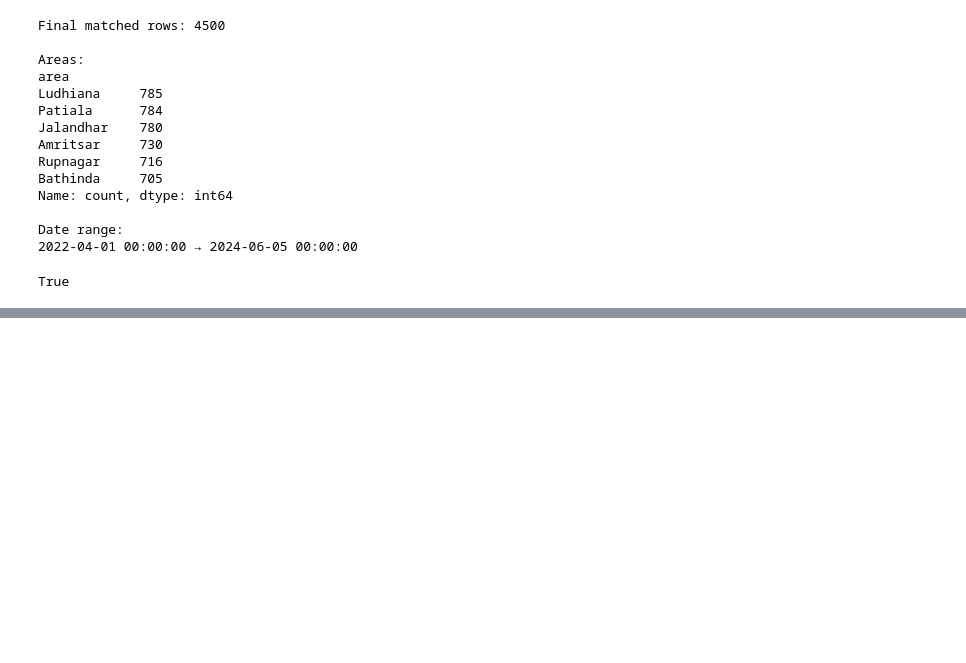
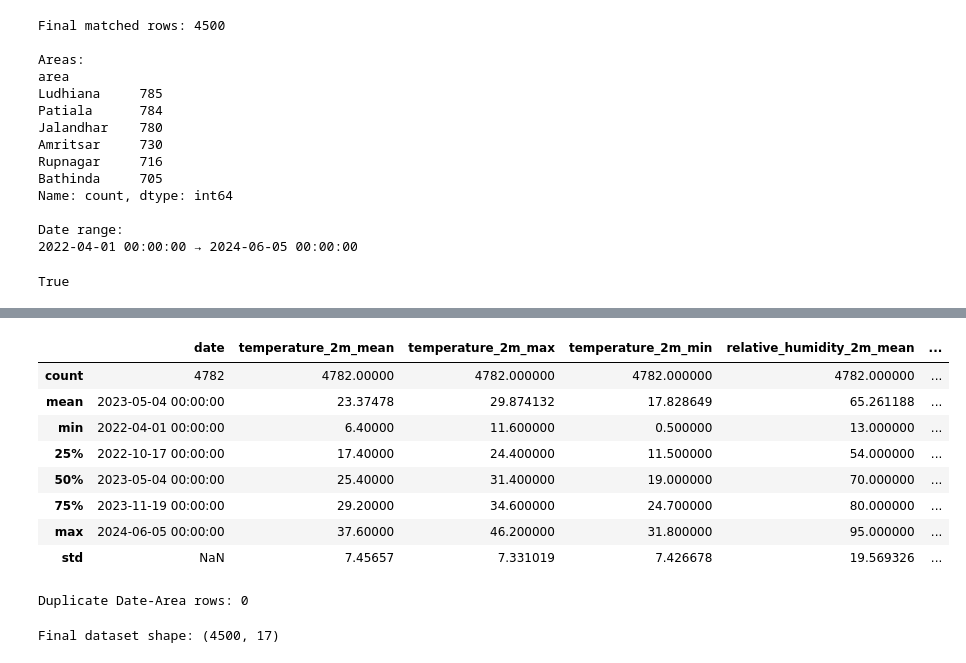
Before and after one commit to its-vaibhav34/airshield-ai, a Jupyter notebook: ml/notebooks/01_data_exploration.ipynb, the cells around one changed output, grey strips where cells are left out. Drawn from its saved outputs; the diff is of its cells as text; code cells hidden in the pictures; blank space fills up the shorter version.

Commit message:
added open metro weather api and finalised cleaned dataset

```diff
--- a/ml/notebooks/01_data_exploration.ipynb
+++ b/ml/notebooks/01_data_exploration.ipynb
@@ -1082,0 +1088,9 @@ True
+# %%
+locations = {
+    "Amritsar": (31.6340, 74.8723),
+    "Bathinda": (30.2110, 74.9455),
+    "Jalandhar": (31.3260, 75.5762),
+    "Ludhiana": (30.9010, 75.8573),
+    "Patiala": (30.3398, 76.3869),
+    "Rupnagar": (30.9660, 76.5330)
+}
@@ -1082,0 +1223,24 @@ True
+# %%
+weather_data = []
+
+for city, (latitude, longitude) in locations.items():
+
+    print(f"Fetching weather for {city}...")
+
+    city_weather = get_weather_data(
+        city,
+        latitude,
+        longitude,
+        "2022-04-01",
+        "2024-06-05"
+    )
+
+    if city_weather is not None:
+        weather_data.append(city_weather)
+
+weather_df = pd.concat(
+    weather_data,
+    ignore_index=True
+)
+
+print("\nFinal weather shape:", weather_df.shape)
@@ -1082,0 +1275,8 @@ True
+# %%
+weather_df = weather_df.rename(
+    columns={"time": "date"}
+)
+
+weather_df["date"] = pd.to_datetime(
+    weather_df["date"]
+)
@@ -1082,0 +1318,30 @@ True
+# %%
+weather_df.describe()
+# %% [output]
+|  | date | temperature_2m_mean | temperature_2m_max | temperature_2m_min | relative_humidity_2m_mean | ... |
+| count | 4782 | 4782.00000 | 4782.000000 | 4782.000000 | 4782.000000 | ... |
+| mean | 2023-05-04 00:00:00 | 23.37478 | 29.874132 | 17.828649 | 65.261188 | ... |
+| min | 2022-04-01 00:00:00 | 6.40000 | 11.600000 | 0.500000 | 13.000000 | ... |
+| 25% | 2022-10-17 00:00:00 | 17.40000 | 24.400000 | 11.500000 | 54.000000 | ... |
+| 50% | 2023-05-04 00:00:00 | 25.40000 | 31.400000 | 19.000000 | 70.000000 | ... |
+| 75% | 2023-11-19 00:00:00 | 29.20000 | 34.600000 | 24.700000 | 80.000000 | ... |
+| max | 2024-06-05 00:00:00 | 37.60000 | 46.200000 | 31.800000 | 95.000000 | ... |
+| std | NaN | 7.45657 | 7.331019 | 7.426678 | 19.569326 | ... |
+# %%
+print(
+    "Duplicate Date-Area rows:",
+    weather_df.duplicated(["date", "area"]).sum()
+)
+# %% [output]
+Duplicate Date-Area rows: 0
+# %%
+final_df = pd.merge(
+    model_base,
+    weather_df,
+    on=["date", "area"],
+    how="inner"
+)
+
+print("Final dataset shape:", final_df.shape)
+# %% [output]
+Final dataset shape: (4500, 17)
```
Also changed, not shown: parts of 24 cells of this notebook, 2 other files.
